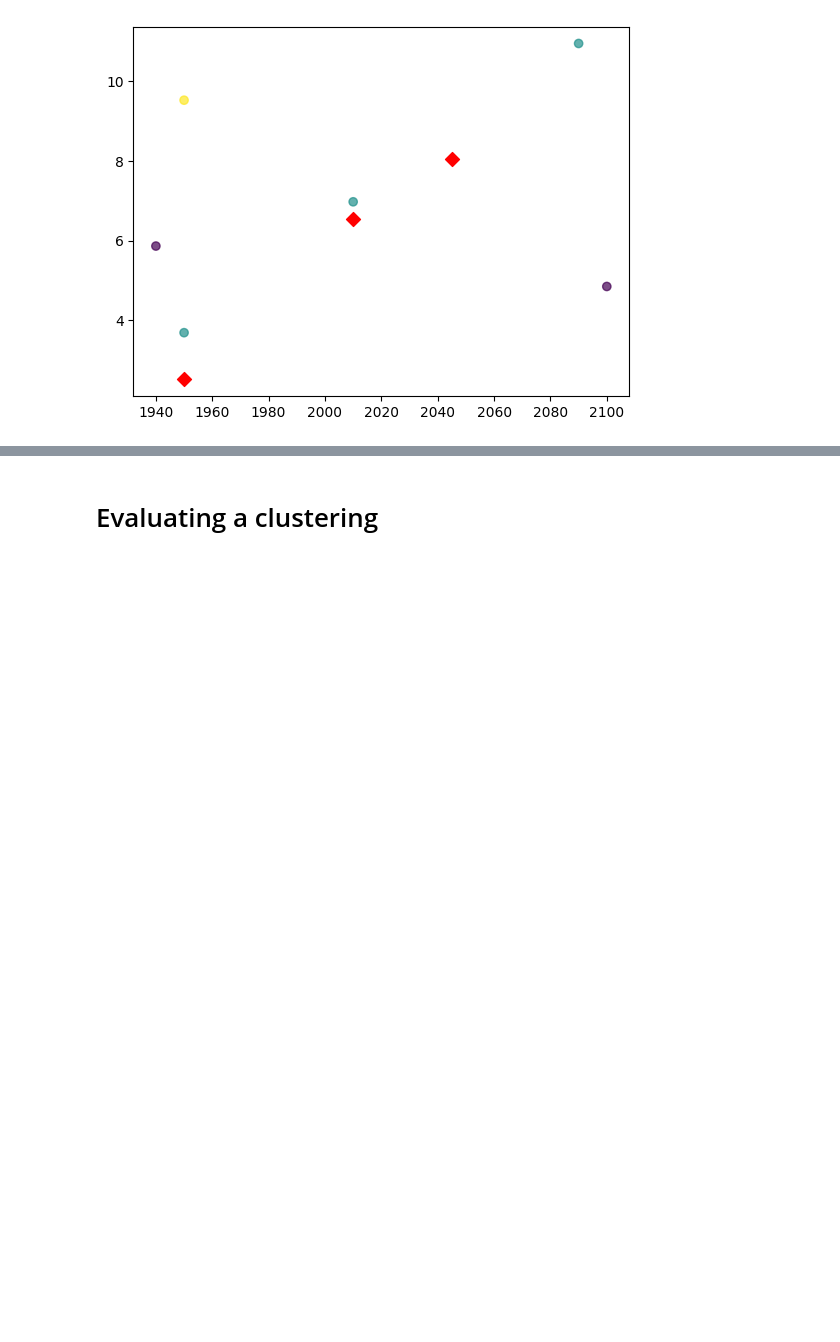
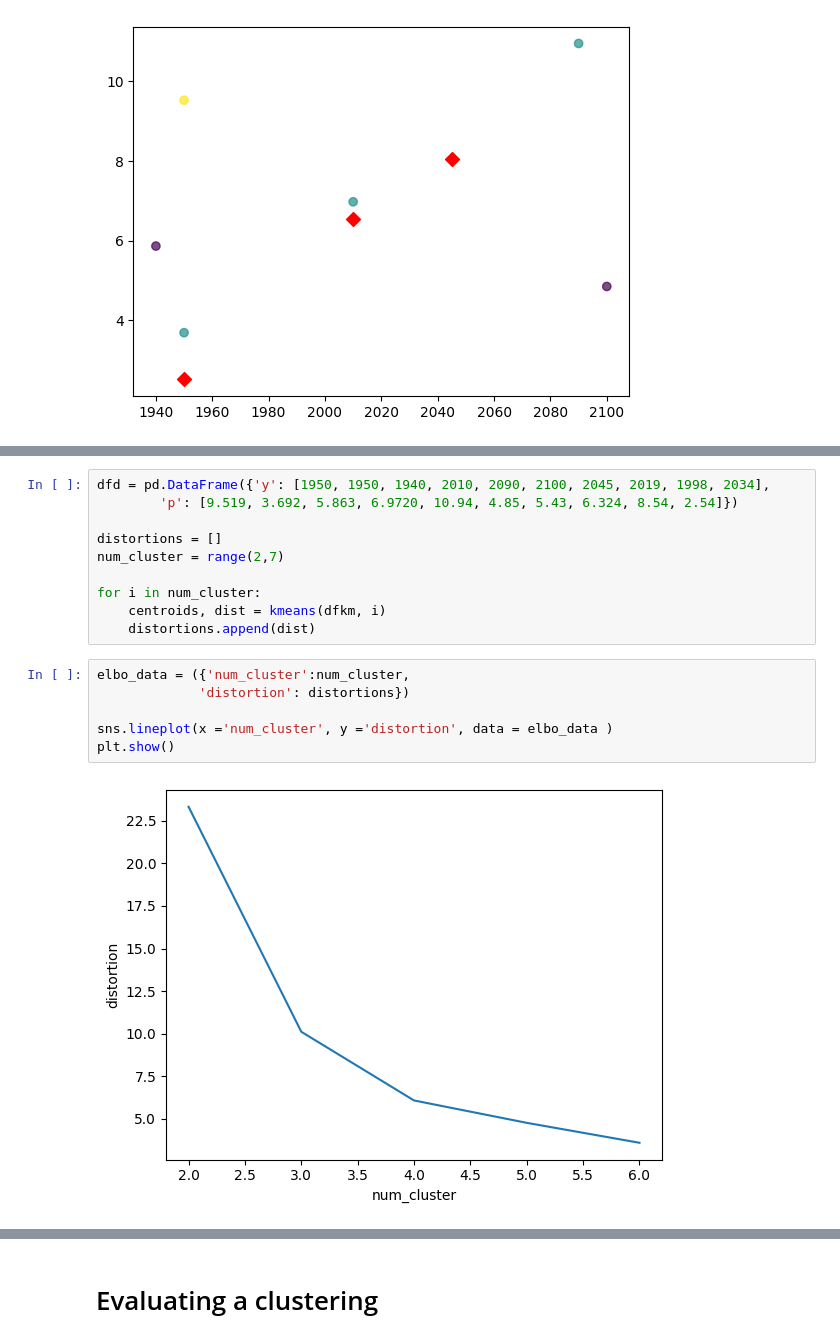
Before and after one commit to magannamazur/Codewars, a Jupyter notebook: DataCamp/e_unsupervised.ipynb, the cells around one changed output, grey strips where cells are left out. Drawn from its saved outputs; the diff is of its cells as text; blank space fills up the shorter version.

```diff
--- a/DataCamp/e_unsupervised.ipynb
+++ b/DataCamp/e_unsupervised.ipynb
@@ -56,0 +142,18 @@ plt.show()
+# %%
+dfd = pd.DataFrame({'y': [1950, 1950, 1940, 2010, 2090, 2100, 2045, 2019, 1998, 2034],
+        'p': [9.519, 3.692, 5.863, 6.9720, 10.94, 4.85, 5.43, 6.324, 8.54, 2.54]})
+
+distortions = []
+num_cluster = range(2,7)
+
+for i in num_cluster:
+    centroids, dist = kmeans(dfkm, i)
+    distortions.append(dist)
+# %%
+elbo_data = ({'num_cluster':num_cluster,
+             'distortion': distortions})
+
+sns.lineplot(x ='num_cluster', y ='distortion', data = elbo_data )
+plt.show()
+# %% [output]
+[figure, added]
```
Also changed, not shown: parts of 82 cells of this notebook, 11 other files.
